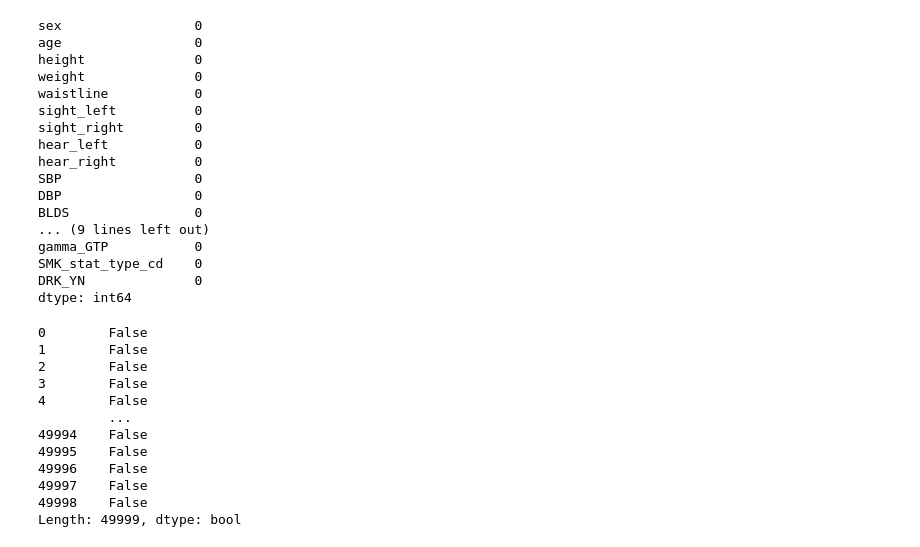
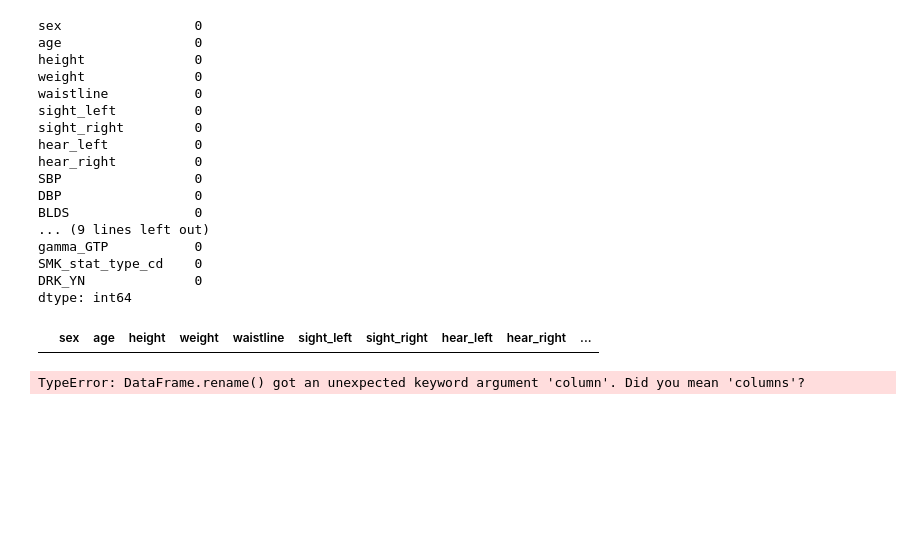
Before and after one commit to rajpurohitmohit/Machine-Learning, a Jupyter notebook: Project/Smoking Drinking/Smoking_Driking_Prediction.ipynb, the cells around one changed output. Saved outputs shown, nothing was run; the diff lists cells and outputs as text; code cells hidden in the pictures; blank space fills up the shorter version.

```diff
--- a/Project/Smoking Drinking/Smoking_Driking_Prediction.ipynb
+++ b/Project/Smoking Drinking/Smoking_Driking_Prediction.ipynb
@@ -14,6 +14,7 @@ import matplotlib.pyplot as plt
 from sklearn.preprocessing import StandardScaler
 from sklearn.preprocessing import LabelEncoder
 from sklearn.model_selection import train_test_split
+pd.set_option("display.max_columns",None)
 import warnings
 warnings.filterwarnings("ignore")
 # %% [markdown]
@@ -54,17 +55,10 @@ SMK_stat_type_cd    0
 DRK_YN              0
 dtype: int64
 # %%
-dataset.duplicated()
+dataset[dataset.duplicated()]
 # %% [output]
-0        False
-1        False
-2        False
-3        False
-4        False
-         ...
-49994    False
-49995    False
-49996    False
-49997    False
-49998    False
-Length: 49999, dtype: bool
+|  | sex | age | height | weight | waistline | sight_left | sight_right | hear_left | hear_right | ... |
+# %%
+dataset.rename(column={})
+# %% [output]
+TypeError: DataFrame.rename() got an unexpected keyword argument 'column'. Did you mean 'columns'?
```
Also changed, not shown: 6 other files.
